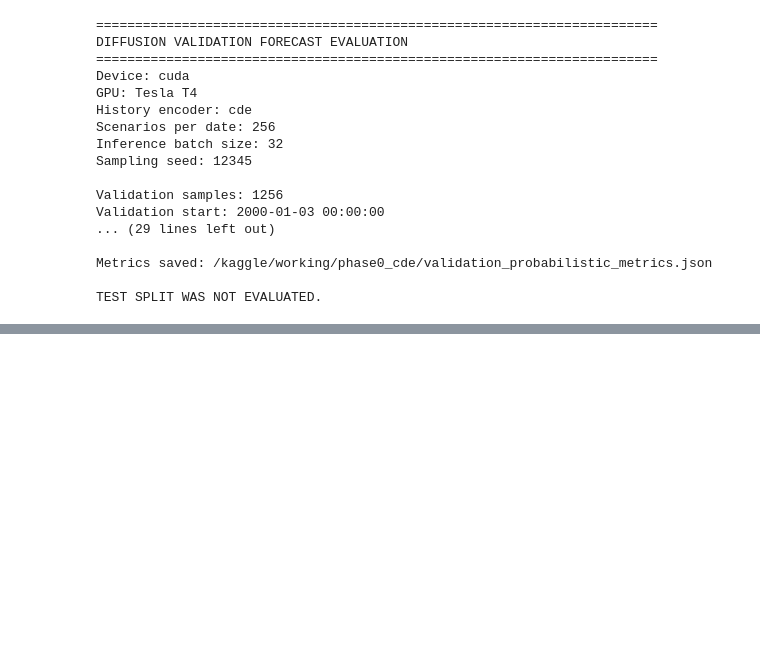
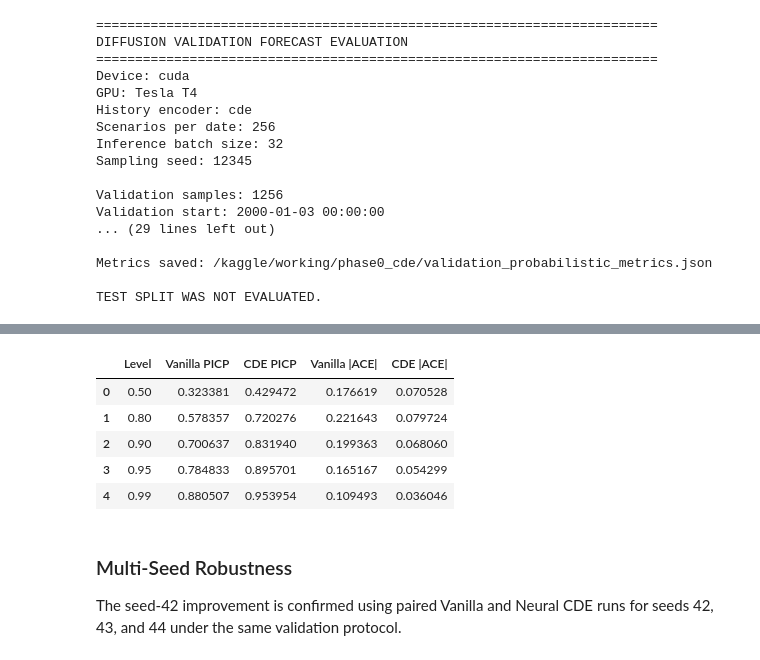
Before and after one commit to Amir-Entezari/diffusion-portfolio, a Jupyter notebook: notebooks/phase0/neural_cde_kf12.ipynb, the cells around one changed output, grey strips where cells are left out. Drawn from its saved outputs; the diff is of its cells as text; code cells hidden in the pictures; blank space fills up the shorter version.

```diff
--- a/notebooks/phase0/neural_cde_kf12.ipynb
+++ b/notebooks/phase0/neural_cde_kf12.ipynb
@@ -202,0 +396,29 @@ checkpoint: 1 1.8253416084939507
+# %%
+vanilla_cal = pd.DataFrame(
+    vanilla["calibration"]
+)
+
+cde_cal = pd.DataFrame(
+    cde["calibration"]
+)
+
+calibration_comparison = pd.DataFrame({
+    "Level": vanilla_cal["level"],
+    "Vanilla PICP": vanilla_cal["picp"],
+    "CDE PICP": cde_cal["picp"],
+    "Vanilla |ACE|": vanilla_cal["ace"].abs(),
+    "CDE |ACE|": cde_cal["ace"].abs(),
+})
+
+calibration_comparison
+# %% [output]
+|  | Level | Vanilla PICP | CDE PICP | Vanilla |ACE| | CDE |ACE| |
+| 0 | 0.50 | 0.323381 | 0.429472 | 0.176619 | 0.070528 |
+| 1 | 0.80 | 0.578357 | 0.720276 | 0.221643 | 0.079724 |
+| 2 | 0.90 | 0.700637 | 0.831940 | 0.199363 | 0.068060 |
+| 3 | 0.95 | 0.784833 | 0.895701 | 0.165167 | 0.054299 |
+| 4 | 0.99 | 0.880507 | 0.953954 | 0.109493 | 0.036046 |
+# %% [markdown]
+### Multi-Seed Robustness
+
+The seed-42 improvement is confirmed using paired Vanilla and Neural CDE runs for seeds 42, 43, and 44 under the same validation protocol.
```
Also changed, not shown: parts of 38 cells of this notebook.
